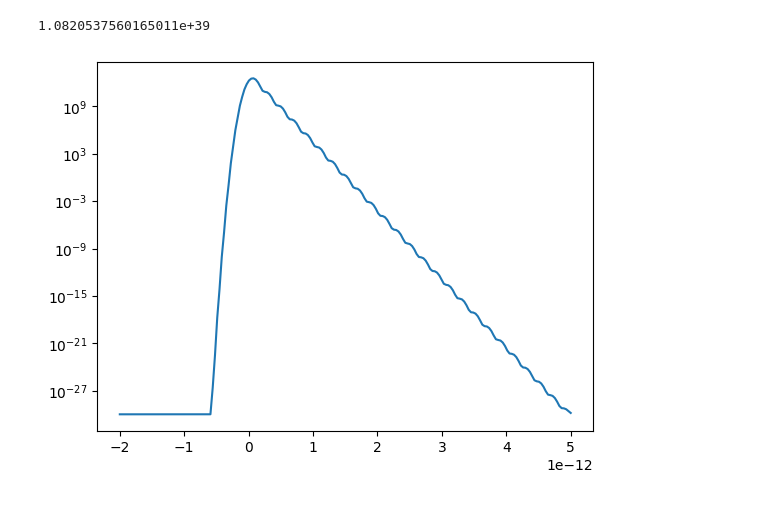
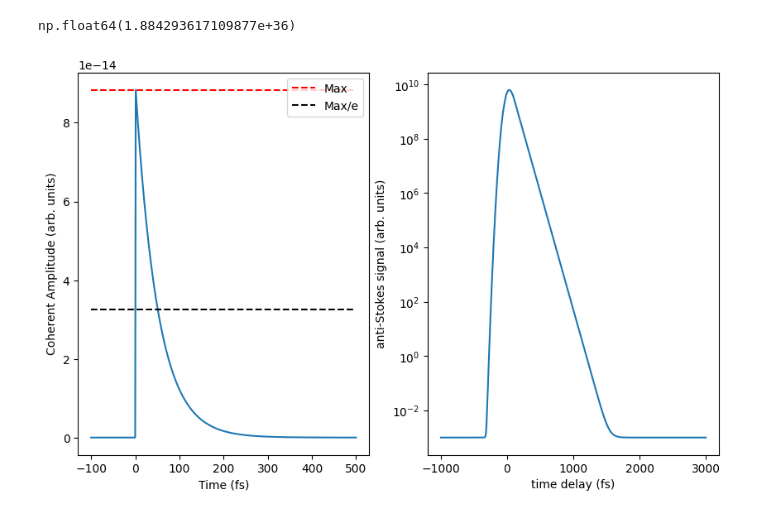
Before and after one commit to DinushaMS/Python-Physics, a Jupyter notebook: Optics/td CARS/expr_num_eval.ipynb, the cells around one changed output. Drawn from its saved outputs; the diff is of its cells as text; code cells hidden in the pictures.

Commit message:
finalized coherent amplitude plot

```diff
--- a/Optics/td CARS/expr_num_eval.ipynb
+++ b/Optics/td CARS/expr_num_eval.ipynb
@@ -16,40 +16,23 @@ wl1,wl2,wl3 = 1000e-9,1100e-9,800e-9
 nas,n1,n2,n3 = 1.5,1.5,1.5,1.5
 xi1,xi2,xi3 = 1e-9,1e-9,1e-9
 c = 3e8
-eps0 = 8.5e-12
+eps0 = 8.85418782e-12
 tau = 100e-15
 w0 = 1e-6
 om1,om2,om3 = 2*np.pi*c/wl1,2*np.pi*c/wl2,2*np.pi*c/wl3
-omR = om1-om2
+omR = (om1-om2)*0.95
+delom = om1-om2-omR
 omas = om1-om2+om3
-N = 1e30
-m = 1e-24
+N = 4/(5.43e-10)**3
+m = 14*1.6605e-24
 pol_ten = (1e-23/N)**0.5
 kappaA = N*pol_ten*omas/2/c/eps0/nas
 kappaQ = -pol_ten/2/omR/m
 
-def f(t):
+def f(t,tau):
     return np.exp(-2*np.log(2)*t**2/tau**2)
 # %%
 Smax = 128*L**2*nas*xi1*xi2*xi3*np.log(2)**(3/2)*kappaA**2*kappaQ**2/3/np.pi**(7/3)/c**2/eps0**2/n1/n2/n3/tau**3/w0**4
 Smax
 # %% [output]
-1.0820537560165011e+39
+np.float64(1.884293617109877e+36)
-# %%
-T2=100e-15
-td_Arr = np.linspace(-2e-12,5e-12,200)
-res2 = np.array([])
-for td in td_Arr:
-    tp_Arr = np.linspace(td-10*tau,td+10*tau,200)
-    dtp = tp_Arr[1]-tp_Arr[0]
-    res = np.array([])
-    for tp in tp_Arr:
-        the = np.linspace(tp-200*tau,tp+200*tau,200)
-        dthe = the[1]-the[0]
-        val = f(tp-td)**2*np.sum(np.abs(np.heaviside(tp, the)*np.exp(-(tp+the)/T2)*f(the)**2)**2)*(dthe)
-        res = np.append(res,val)
-    res2 = np.append(res2, np.sum(res)*dtp)
-plt.plot(td_Arr,Smax*res2+1e-30)
-plt.yscale('log')
-# %% [output]
-[figure, removed]
@@ -55,0 +73,15 @@ plt.yscale('log')
+# %%
+fig,(ax1,ax2) = plt.subplots(1,2,figsize=(10,6))
+ax1.plot(tp_arr*1e15, Q_arr)
+ax1.set_xlabel('Time (fs)')
+ax1.set_ylabel('Coherent Amplitude (arb. units)')
+ax1.hlines(np.max(Q_arr), np.min(tp_arr*1e15), np.max(tp_arr*1e15), color='r', linestyle='--', label='Max')
+ax1.hlines(np.max(Q_arr)/np.exp(1), np.min(tp_arr*1e15), np.max(tp_arr*1e15), color='k', linestyle='--', label='Max/e')
+ax1.legend()
+ax2.plot(td_arr*1e15, Smax * sig_arr+1e-3)
+ax2.set_xlabel('time delay (fs)')
+ax2.set_ylabel('anti-Stokes signal (arb. units)')
+ax2.set_yscale('log')
+plt.show()
+# %% [output]
+[figure, added]
```
Also changed, not shown: parts of 2 cells of this notebook.
